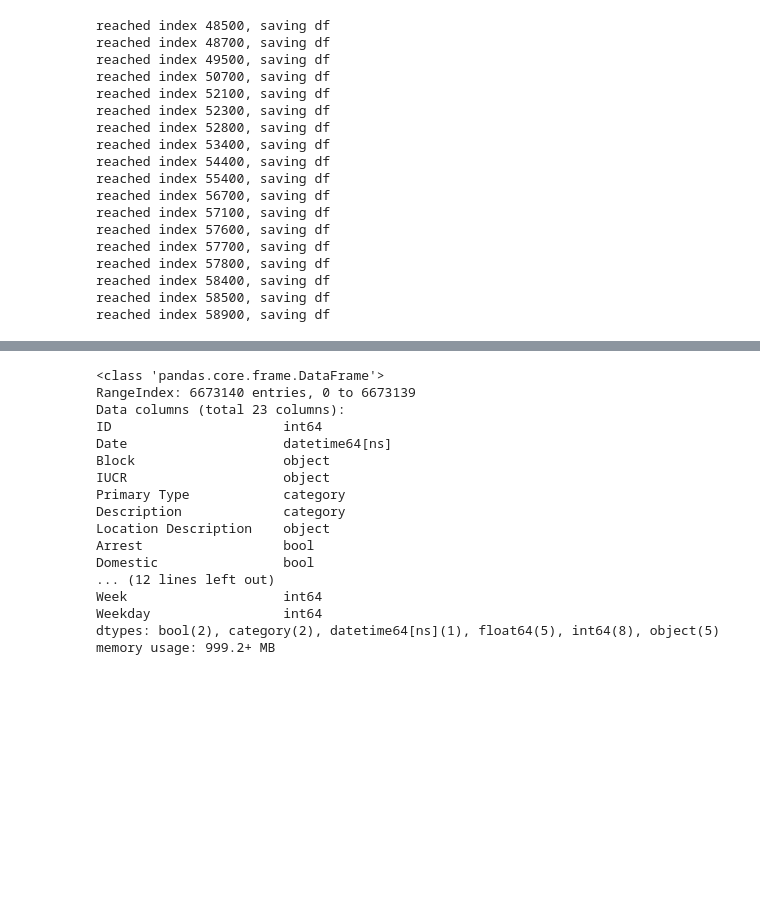
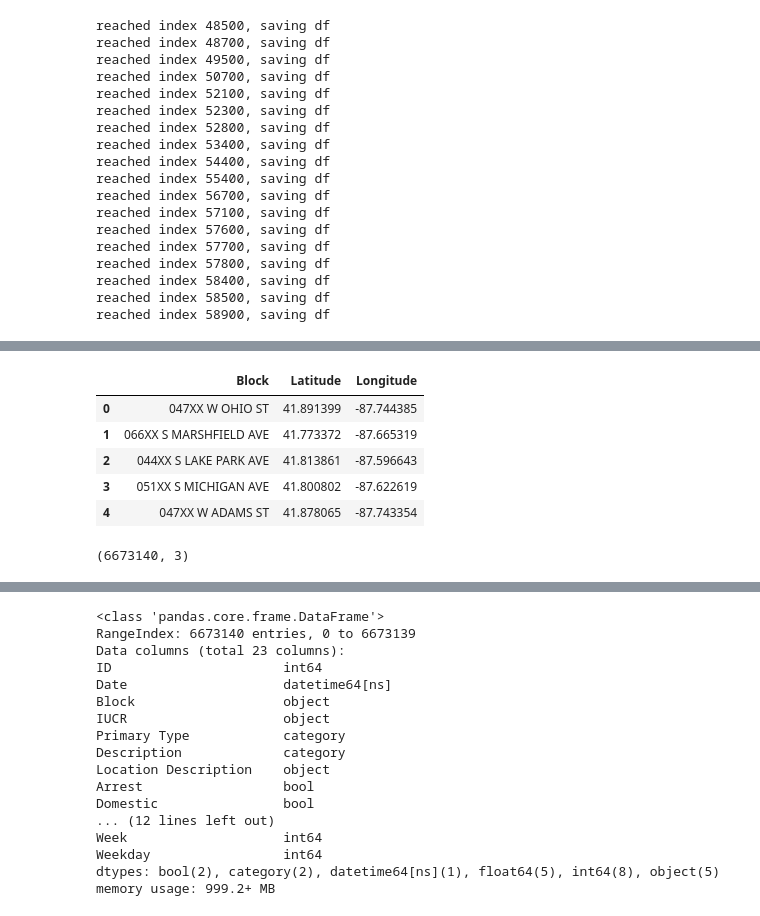
Before and after one commit to MattTriano/Chicago_Crimes, a Jupyter notebook: Chicago_Crime_Exploration.ipynb, the cells around one changed output, grey strips where cells are left out. Saved outputs shown, nothing was run; the diff lists cells and outputs as text; code cells hidden in the pictures; blank space fills up the shorter version.

```diff
--- a/Chicago_Crime_Exploration.ipynb
+++ b/Chicago_Crime_Exploration.ipynb
@@ -241,0 +299,8 @@ addrs_df.to_csv(OUT_PATH, index=False)
+# %%
+tmp = chi_crimes[['Block', 'Latitude', 'Longitude']]
+tmp1 = pd.merge(left=tmp, right=addrs_df, on='Block', how='left')
+tmp1['Latitude'] = tmp1['Latitude_x'].copy()
+tmp1['Longitude'] = tmp1['Longitude_x'].copy()
+tmp1.loc[tmp1['Latitude'].isnull(), 'Latitude'] = tmp1[tmp1['Latitude'].isnull()]['Latitude_y'].copy()
+tmp1.loc[tmp1['Longitude'].isnull(), 'Longitude'] = tmp1[tmp1['Longitude'].isnull()]['Longitude_y'].copy()
+tmp1.drop(['Latitude_x', 'Latitude_y', 'Longitude_x', 'Longitude_y'], axis=1, inplace=True)
@@ -241,0 +315,13 @@ addrs_df.to_csv(OUT_PATH, index=False)
+# %%
+tmp1.head()
+# %% [output]
+|  | Block | Latitude | Longitude |
+| 0 | 047XX W OHIO ST | 41.891399 | -87.744385 |
+| 1 | 066XX S MARSHFIELD AVE | 41.773372 | -87.665319 |
+| 2 | 044XX S LAKE PARK AVE | 41.813861 | -87.596643 |
+| 3 | 051XX S MICHIGAN AVE | 41.800802 | -87.622619 |
+| 4 | 047XX W ADAMS ST | 41.878065 | -87.743354 |
+# %%
+tmp1.shape
+# %% [output]
+(6673140, 3)
```
Also changed, not shown: parts of 33 cells of this notebook.
